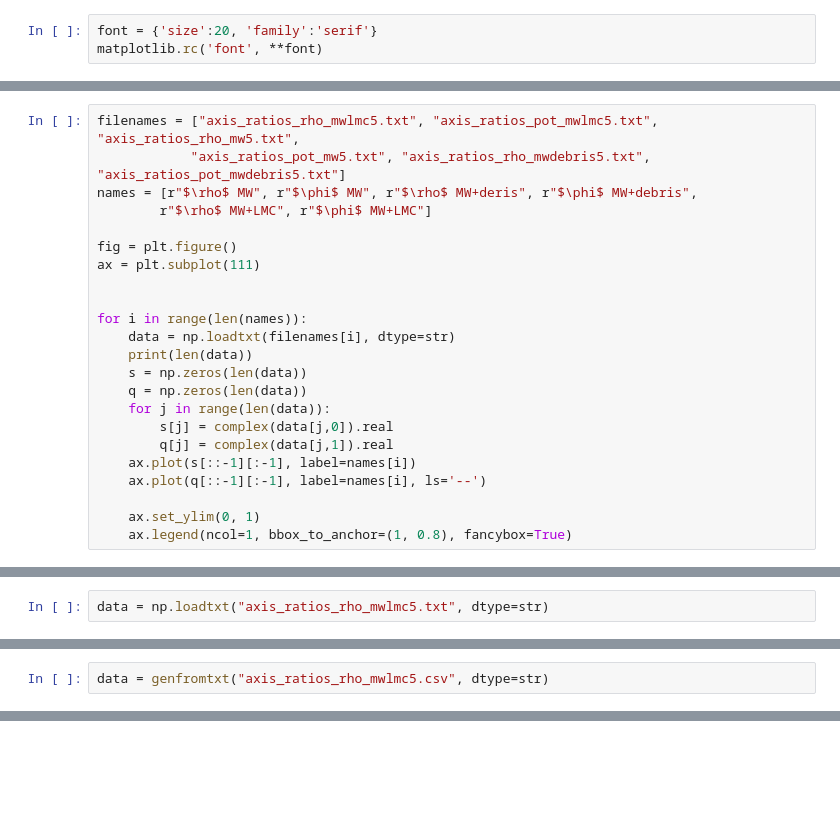
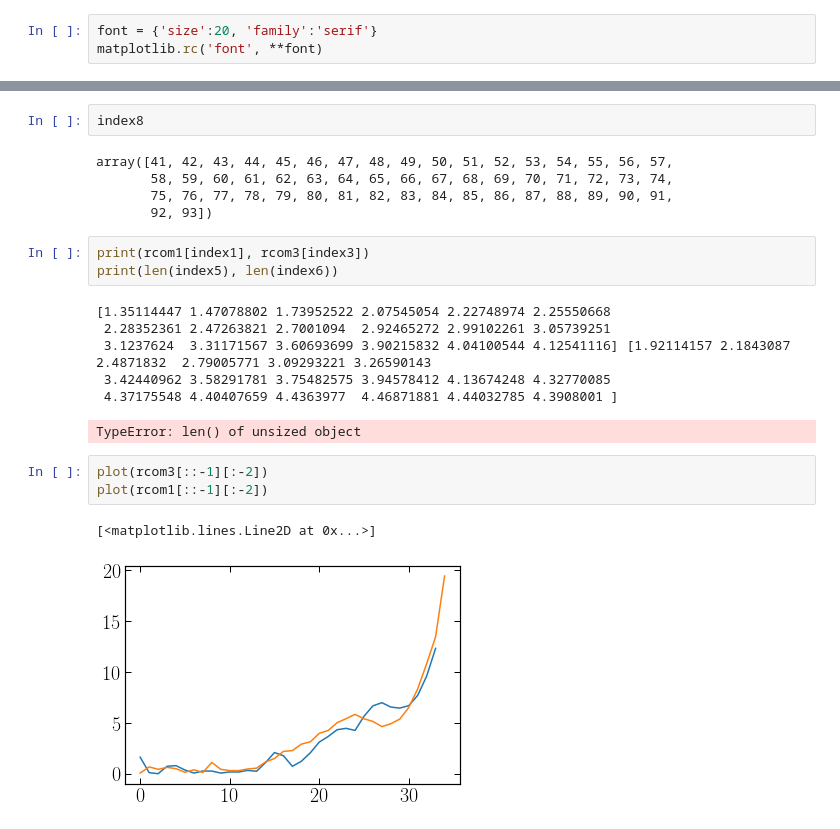
Before and after one commit to jngaravitoc/MW-LMC-SCF, a Jupyter notebook: code/halo_shape/halo_shape_plots.ipynb, the cells around one changed output, grey strips where cells are left out. Cells and saved outputs as stored; diff of their text form; blank space fills up the shorter version.

```diff
--- a/code/halo_shape/halo_shape_plots.ipynb
+++ b/code/halo_shape/halo_shape_plots.ipynb
@@ -58,23 +11,0 @@ cm = matplotlib.cm.rainbow
-# %%
-filenames = ["axis_ratios_rho_mwlmc5.txt", "axis_ratios_pot_mwlmc5.txt", "axis_ratios_rho_mw5.txt",
-            "axis_ratios_pot_mw5.txt", "axis_ratios_rho_mwdebris5.txt", "axis_ratios_pot_mwdebris5.txt"]
-names = [r"$\rho$ MW", r"$\phi$ MW", r"$\rho$ MW+deris", r"$\phi$ MW+debris",
-        r"$\rho$ MW+LMC", r"$\phi$ MW+LMC"]
-
-fig = plt.figure()
-ax = plt.subplot(111)
-
-
-for i in range(len(names)):
-    data = np.loadtxt(filenames[i], dtype=str)
-    print(len(data))
-    s = np.zeros(len(data))
-    q = np.zeros(len(data))
-    for j in range(len(data)):
-        s[j] = complex(data[j,0]).real
-        q[j] = complex(data[j,1]).real
-    ax.plot(s[::-1][:-1], label=names[i])
-    ax.plot(q[::-1][:-1], label=names[i], ls='--')
-
-    ax.set_ylim(0, 1)
-    ax.legend(ncol=1, bbox_to_anchor=(1, 0.8), fancybox=True)
@@ -91,2 +11,0 @@ for i in range(len(names)):
-# %%
-data = np.loadtxt("axis_ratios_rho_mwlmc5.txt", dtype=str)
@@ -95,2 +11,0 @@ import pandas as pd
-# %%
-data = genfromtxt("axis_ratios_rho_mwlmc5.csv", dtype=str)
@@ -134,0 +103,23 @@ imshow(np.log10(np.abs(rho.reshape(100, 100))))
+# %%
+index8
+# %% [output]
+array([41, 42, 43, 44, 45, 46, 47, 48, 49, 50, 51, 52, 53, 54, 55, 56, 57,
+       58, 59, 60, 61, 62, 63, 64, 65, 66, 67, 68, 69, 70, 71, 72, 73, 74,
+       75, 76, 77, 78, 79, 80, 81, 82, 83, 84, 85, 86, 87, 88, 89, 90, 91,
+       92, 93])
+# %%
+print(rcom1[index1], rcom3[index3])
+print(len(index5), len(index6))
+# %% [output]
+[1.35114447 1.47078802 1.73952522 2.07545054 2.22748974 2.25550668
+ 2.28352361 2.47263821 2.7001094  2.92465272 2.99102261 3.05739251
+ 3.1237624  3.31171567 3.60693699 3.90215832 4.04100544 4.12541116] [1.92114157 2.1843087  2.4871832  2.79005771 3.09293221 3.26590143
+ 3.42440962 3.58291781 3.75482575 3.94578412 4.13674248 4.32770085
+ 4.37175548 4.40407659 4.4363977  4.46871881 4.44032785 4.3908001 ]
+TypeError: len() of unsized object
+# %%
+plot(rcom3[::-1][:-2])
+plot(rcom1[::-1][:-2])
+# %% [output]
+[<matplotlib.lines.Line2D at 0x...>]
+[figure, added]
```
Also changed, not shown: parts of 51 cells of this notebook.
